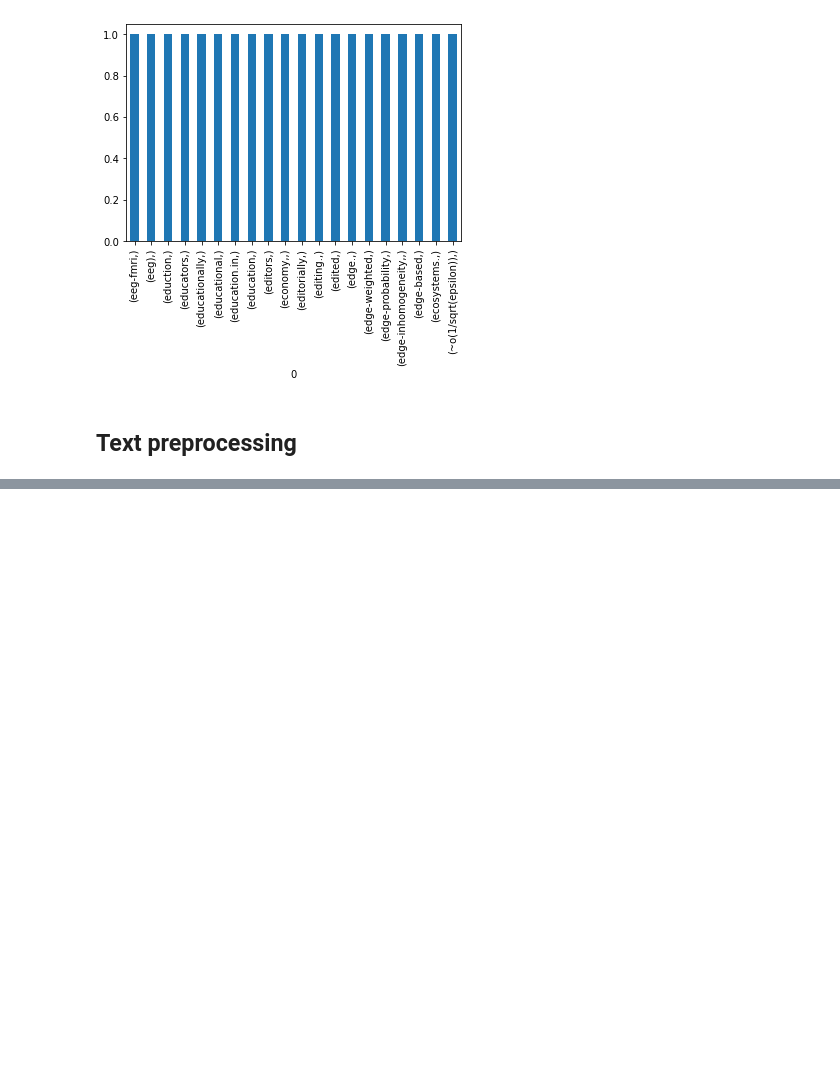
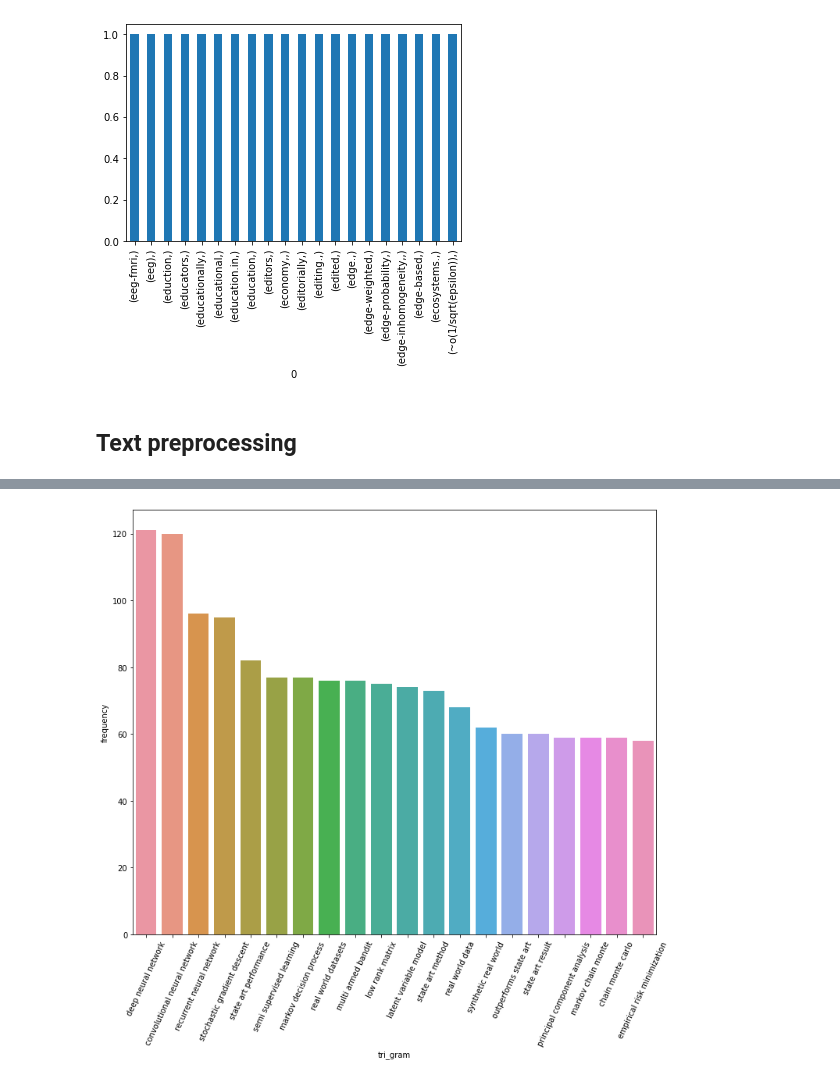
Before and after one commit to lilianabs/ml-tutorials, a Jupyter notebook: automated_key_extraction/automated_key_extraction.ipynb, the cells around one changed output, grey strips where cells are left out. Saved outputs shown, nothing was run; the diff lists cells and outputs as text; code cells hidden in the pictures; blank space fills up the shorter version.

```diff
--- a/automated_key_extraction/automated_key_extraction.ipynb
+++ b/automated_key_extraction/automated_key_extraction.ipynb
@@ -164,0 +285,10 @@ stop_words = stop_words.union(custom_stop_words)
+# %%
+top_ngrams = get_top_n_words(corpus, n=20, n_grams=3)
+top_ngrams = pd.DataFrame(top_ngrams)
+top_ngrams.columns= ["tri_gram", "frequency"]
+
+plt.figure(figsize=(12, 10))
+sns.barplot(x="tri_gram", y="frequency", data=top_ngrams)
+plt.xticks(rotation=65);
+# %% [output]
+[figure, added]
```
Also changed, not shown: parts of 12 cells of this notebook, 2 other files.
